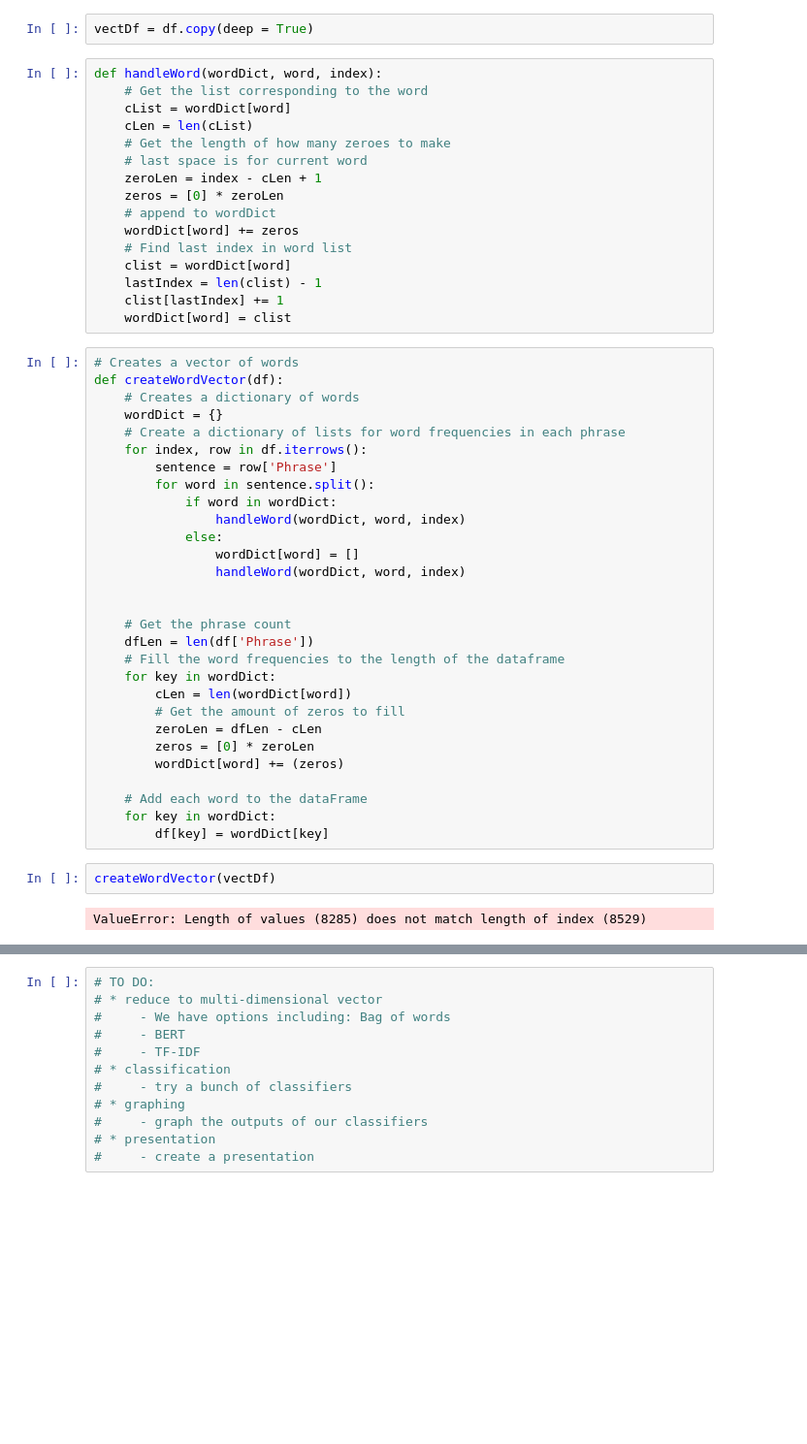
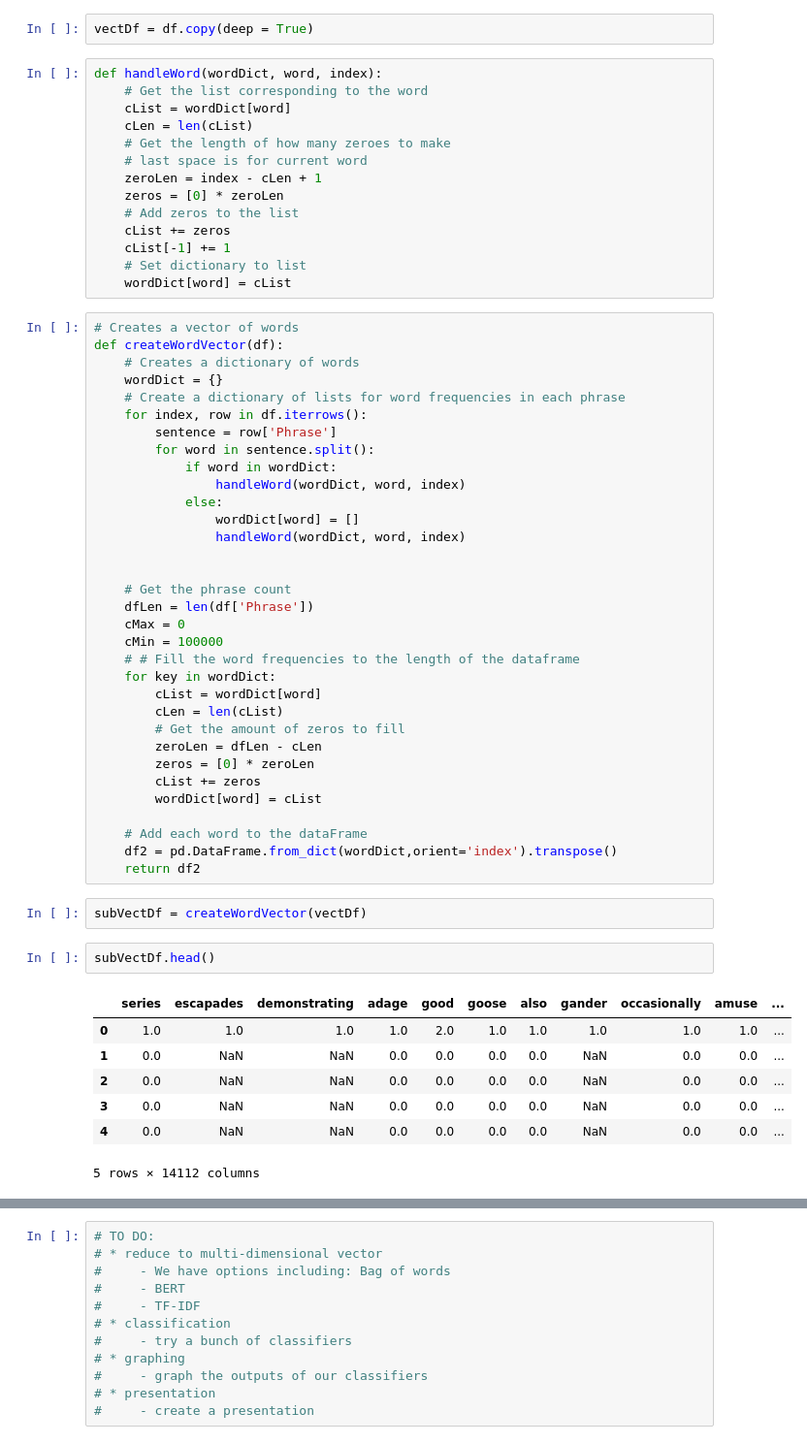
Before and after one commit to jfranc33/movieSentiment, a Jupyter notebook: vectorizer.ipynb, the cells around one changed output, grey strips where cells are left out. Shown at 97% size. Drawn from its saved outputs; the diff is of its cells as text; blank space fills up the shorter version.

Commit message:
Progress on vectorizer

```diff
--- a/vectorizer.ipynb
+++ b/vectorizer.ipynb
@@ -382,13 +382,11 @@ def handleWord(wordDict, word, index):
     # last space is for current word
     zeroLen = index - cLen + 1
     zeros = [0] * zeroLen
-    # append to wordDict
-    wordDict[word] += zeros
-    # Find last index in word list
-    clist = wordDict[word]
-    lastIndex = len(clist) - 1
-    clist[lastIndex] += 1
-    wordDict[word] = clist
+    # Add zeros to the list
+    cList += zeros
+    cList[-1] += 1
+    # Set dictionary to list
+    wordDict[word] = cList
 # %%
 # Creates a vector of words
 def createWordVector(df):
@@ -407,20 +405,32 @@ def createWordVector(df):
 
     # Get the phrase count
     dfLen = len(df['Phrase'])
-    # Fill the word frequencies to the length of the dataframe
+    cMax = 0
+    cMin = 100000
+    # # Fill the word frequencies to the length of the dataframe
     for key in wordDict:
-        cLen = len(wordDict[word])
+        cList = wordDict[word]
+        cLen = len(cList)
         # Get the amount of zeros to fill
         zeroLen = dfLen - cLen
         zeros = [0] * zeroLen
-        wordDict[word] += (zeros)
+        cList += zeros
+        wordDict[word] = cList
 
     # Add each word to the dataFrame
-    for key in wordDict:
-        df[key] = wordDict[key]
+    df2 = pd.DataFrame.from_dict(wordDict,orient='index').transpose()
+    return df2
 # %%
-createWordVector(vectDf)
+subVectDf = createWordVector(vectDf)
-# %% [output]
-ValueError: Length of values (8285) does not match length of index (8529)
+# %%
+subVectDf.head()
+# %% [output]
+|  | series | escapades | demonstrating | adage | good | goose | also | gander | occasionally | amuse | ... |
+| 0 | 1.0 | 1.0 | 1.0 | 1.0 | 2.0 | 1.0 | 1.0 | 1.0 | 1.0 | 1.0 | ... |
+| 1 | 0.0 | NaN | NaN | 0.0 | 0.0 | 0.0 | 0.0 | NaN | 0.0 | 0.0 | ... |
+| 2 | 0.0 | NaN | NaN | 0.0 | 0.0 | 0.0 | 0.0 | NaN | 0.0 | 0.0 | ... |
+| 3 | 0.0 | NaN | NaN | 0.0 | 0.0 | 0.0 | 0.0 | NaN | 0.0 | 0.0 | ... |
+| 4 | 0.0 | NaN | NaN | 0.0 | 0.0 | 0.0 | 0.0 | NaN | 0.0 | 0.0 | ... |
+5 rows × 14112 columns
 # %%
 vectDf.head()
```
Also changed, not shown: parts of 2 cells of this notebook, 1 other file.
